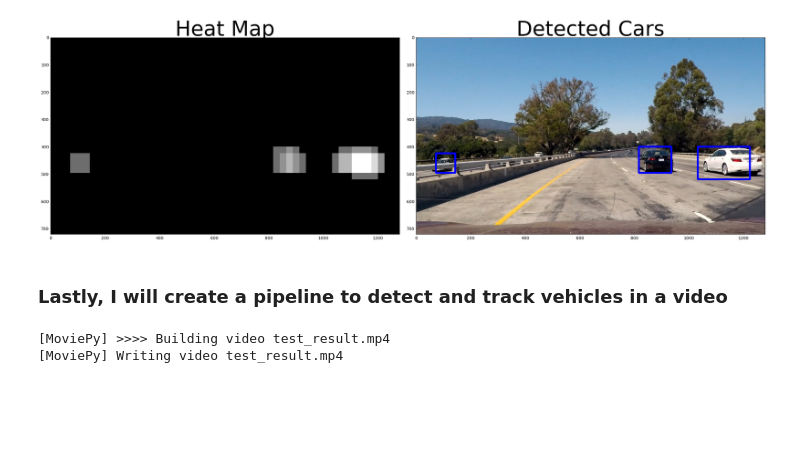
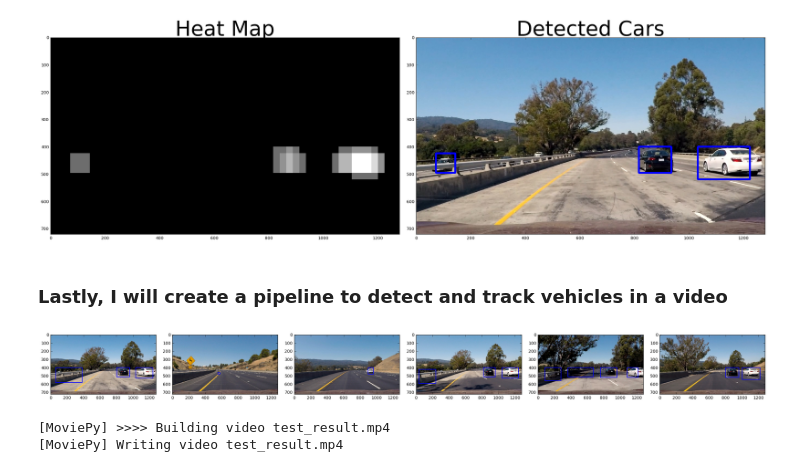
Before and after one commit to CassLamendola/vehicle-detection-and-tracking, a Jupyter notebook: vehicle-tracking.ipynb, the cells around one changed output. Saved outputs shown, nothing was run; the diff lists cells and outputs as text; code cells hidden in the pictures; blank space fills up the shorter version.

```diff
--- a/vehicle-tracking.ipynb
+++ b/vehicle-tracking.ipynb
@@ -453,6 +453,18 @@ def pipeline(img, detected_vehicles=None):
     labels = label(heatmap)
     img = draw_labeled_bboxes(img, labels)
     return img
+# %%
+test_imgs = glob.glob('./test_images/*.jpg')
+
+output_imgs = []
+for img in test_imgs:
+    img = mpimg.imread(img)
+    out = pipeline(img, detected_vehicles=None)
+    output_imgs.append(out)
+
+plot_imgs((output_imgs), ('','','','','','', 'pipeline'), save=True)
+# %% [output]
+[figure, added]
 # %%
 # Import everything needed to edit/save/watch video clips
 from moviepy.editor import VideoFileClip
```
Also changed, not shown: parts of 2 cells of this notebook.
